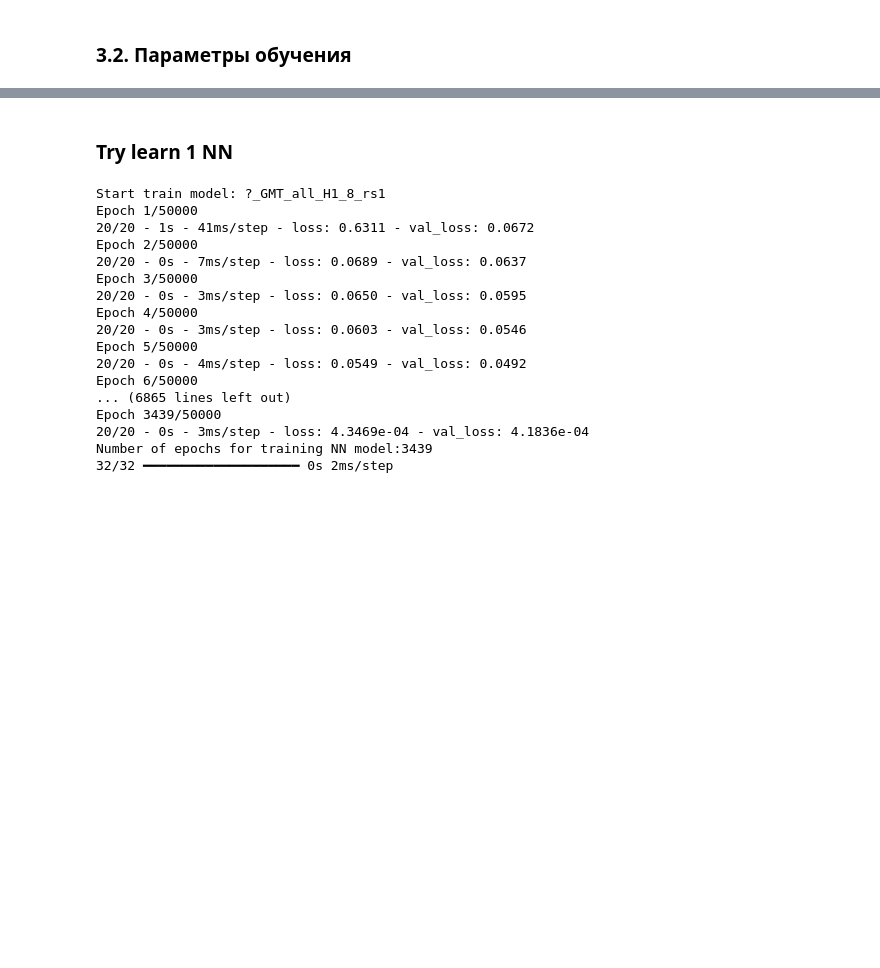
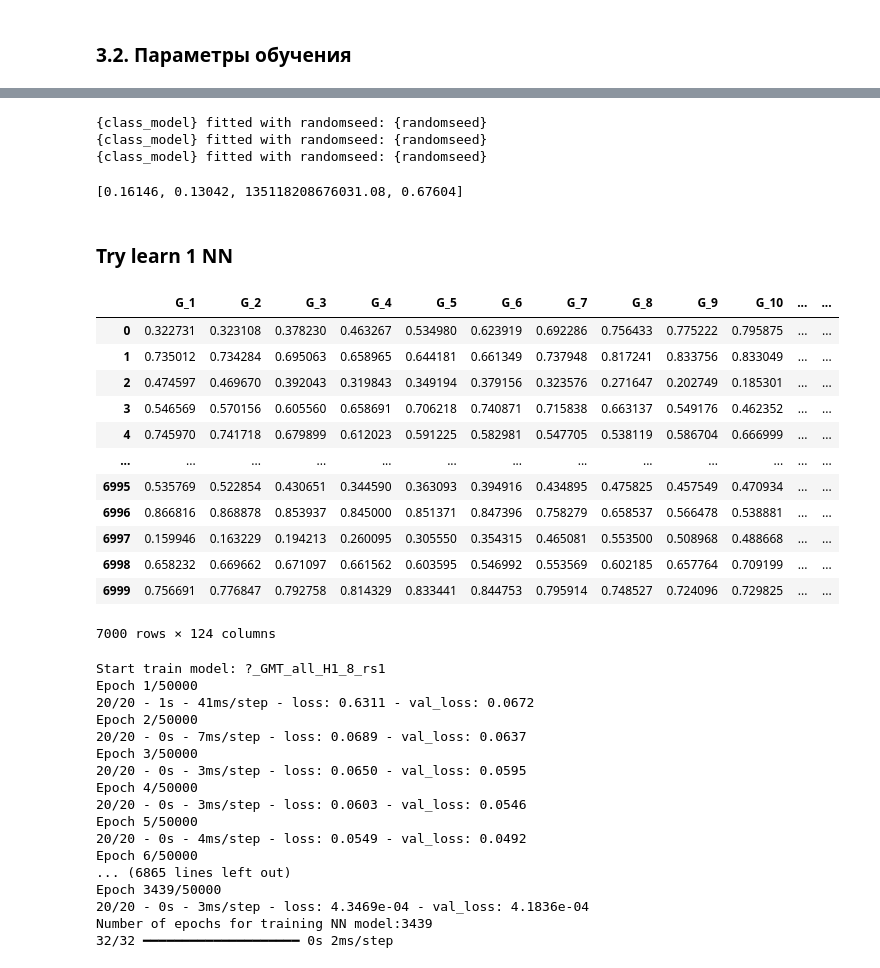
Before and after one commit to Gavr101/KAN_geo, a Jupyter notebook: Overview.ipynb, the cells around one changed output, grey strips where cells are left out. Saved outputs shown, nothing was run; the diff lists cells and outputs as text; code cells hidden in the pictures; blank space fills up the shorter version.

```diff
--- a/Overview.ipynb
+++ b/Overview.ipynb
@@ -403,3 +449,13 @@ DATASET_SIZES = [3500, 1750, 1000, 700, 350, 175]
+# %%
+vector_pred_skl(scaled_trn_data, scaled_vld_data, scaled_tst_data,
+                geophysical_method=geophysical_method,
+                l_output_parameter=['H1_8', 'H2_8', 'H3_8'],
+                class_model=GradientBoostingRegressor)
+# %% [output]
+{class_model} fitted with randomseed: {randomseed}
+{class_model} fitted with randomseed: {randomseed}
+{class_model} fitted with randomseed: {randomseed}
+[0.16146, 0.13042, 135118208676031.08, 0.67604]
 # %% [markdown]
 ### Try learn 1 NN
 # %%
@@ -410,6 +466,24 @@ RS = 1
 scaled_trn_data = scaled_trn_data_fdfs
 scaled_vld_data = scaled_vld_data_fdfs
 scaled_tst_data = scaled_tst_data_fdfs
+# %%
+a, b = create_XY_data(scaled_trn_data,'H1_8','GMT')
+# %%
+a
+# %% [output]
+|  | G_1 | G_2 | G_3 | G_4 | G_5 | G_6 | G_7 | G_8 | G_9 | G_10 | ... | ... |
+| 0 | 0.322731 | 0.323108 | 0.378230 | 0.463267 | 0.534980 | 0.623919 | 0.692286 | 0.756433 | 0.775222 | 0.795875 | ... | ... |
+| 1 | 0.735012 | 0.734284 | 0.695063 | 0.658965 | 0.644181 | 0.661349 | 0.737948 | 0.817241 | 0.833756 | 0.833049 | ... | ... |
+| 2 | 0.474597 | 0.469670 | 0.392043 | 0.319843 | 0.349194 | 0.379156 | 0.323576 | 0.271647 | 0.202749 | 0.185301 | ... | ... |
+| 3 | 0.546569 | 0.570156 | 0.605560 | 0.658691 | 0.706218 | 0.740871 | 0.715838 | 0.663137 | 0.549176 | 0.462352 | ... | ... |
+| 4 | 0.745970 | 0.741718 | 0.679899 | 0.612023 | 0.591225 | 0.582981 | 0.547705 | 0.538119 | 0.586704 | 0.666999 | ... | ... |
+| ... | ... | ... | ... | ... | ... | ... | ... | ... | ... | ... | ... | ... |
+| 6995 | 0.535769 | 0.522854 | 0.430651 | 0.344590 | 0.363093 | 0.394916 | 0.434895 | 0.475825 | 0.457549 | 0.470934 | ... | ... |
+| 6996 | 0.866816 | 0.868878 | 0.853937 | 0.845000 | 0.851371 | 0.847396 | 0.758279 | 0.658537 | 0.566478 | 0.538881 | ... | ... |
+| 6997 | 0.159946 | 0.163229 | 0.194213 | 0.260095 | 0.305550 | 0.354315 | 0.465081 | 0.553500 | 0.508968 | 0.488668 | ... | ... |
+| 6998 | 0.658232 | 0.669662 | 0.671097 | 0.661562 | 0.603595 | 0.546992 | 0.553569 | 0.602185 | 0.657764 | 0.709199 | ... | ... |
+| 6999 | 0.756691 | 0.776847 | 0.792758 | 0.814329 | 0.833441 | 0.844753 | 0.795914 | 0.748527 | 0.724096 | 0.729825 | ... | ... |
+7000 rows × 124 columns
 # %%
 alg_keras_mlp(scaled_trn_data, scaled_vld_data, scaled_tst_data,
               geophysical_method, determined_parameter, randomseed=1)
```
Also changed, not shown: parts of 12 cells of this notebook, 4 other files.
